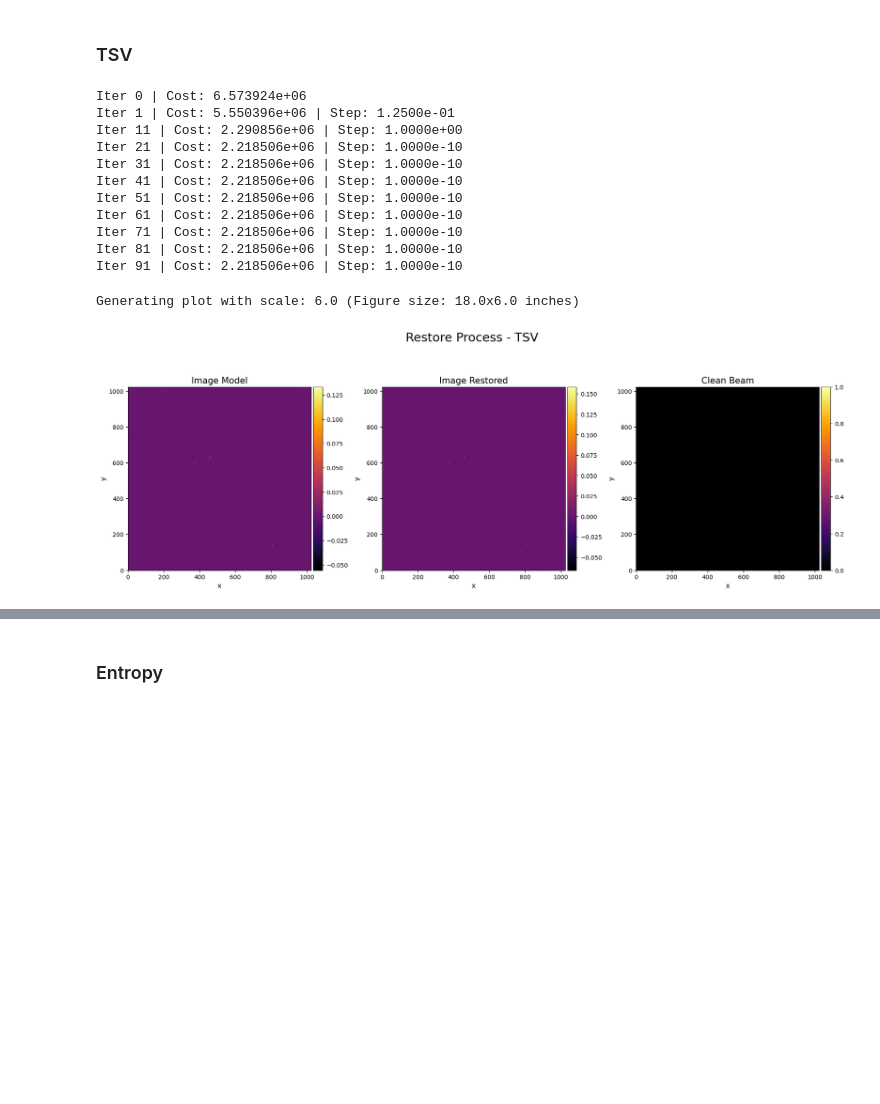
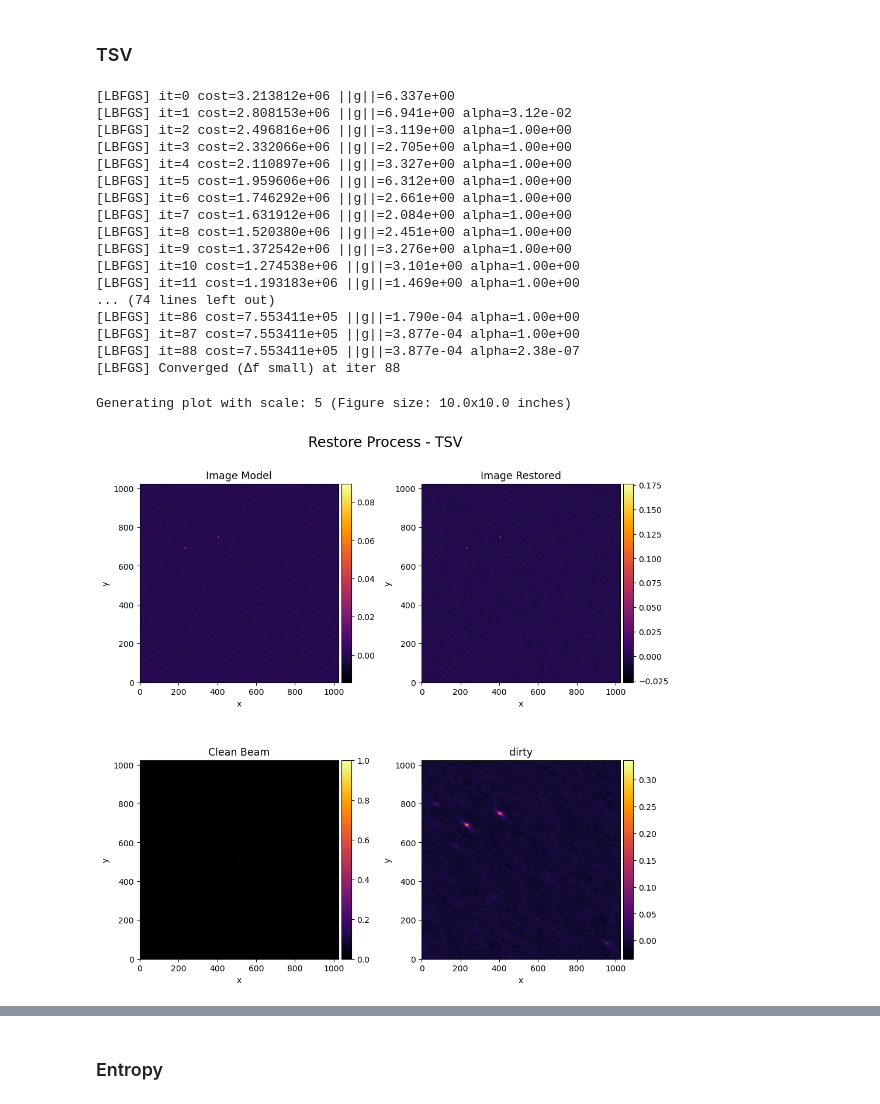
Before and after one commit to Mieres7/RadioInterferometry, a Jupyter notebook: lab2/laboratory2.ipynb, the cells around one changed output, grey strips where cells are left out. Saved outputs shown, nothing was run; the diff lists cells and outputs as text; code cells hidden in the pictures; blank space fills up the shorter version.

```diff
--- a/lab2/laboratory2.ipynb
+++ b/lab2/laboratory2.ipynb
@@ -234,13 +251,12 @@ Generating plot with scale: 4 (Figure size: 8.0x8.0 inches)
 # %% [markdown]
 ### TSV
 # %%
-I_model_tsv = lbfgs_optimize(image_init=Img_init,
-                                   V_obs=VG_numba,
-                                   weights=WG_numba,
-                                   reg_lambda=lambda_reg,
-                                   reg_func=tsv,
-                                   max_iter=100,
-                                   m=10)
+args =(VG_numba, WG_numba, 1e-04, tsv)
+
+I_model_tsv, info_tsv = lbfgs_optimize(args=args,
+                            x0=Img_init,
+                            m=10,
+                            verbose=True)
 
 I_restored_tsv, I_resid_tsv, beam_tsv = restore_image(
     I_model=I_model_tsv,  # La que salió del LBFGS
@@ -252,25 +268,32 @@ I_restored_tsv, I_resid_tsv, beam_tsv = restore_image(
     adjoint_op=adjoint_op
 )
 # %% [output]
-Iter 0 | Cost: 6.573924e+06
-Iter 1 | Cost: 5.550396e+06 | Step: 1.2500e-01
-Iter 11 | Cost: 2.290856e+06 | Step: 1.0000e+00
-Iter 21 | Cost: 2.218506e+06 | Step: 1.0000e-10
-Iter 31 | Cost: 2.218506e+06 | Step: 1.0000e-10
-Iter 41 | Cost: 2.218506e+06 | Step: 1.0000e-10
-Iter 51 | Cost: 2.218506e+06 | Step: 1.0000e-10
-Iter 61 | Cost: 2.218506e+06 | Step: 1.0000e-10
-Iter 71 | Cost: 2.218506e+06 | Step: 1.0000e-10
-Iter 81 | Cost: 2.218506e+06 | Step: 1.0000e-10
-Iter 91 | Cost: 2.218506e+06 | Step: 1.0000e-10
+[LBFGS] it=0 cost=3.213812e+06 ||g||=6.337e+00
+[LBFGS] it=1 cost=2.808153e+06 ||g||=6.941e+00 alpha=3.12e-02
+[LBFGS] it=2 cost=2.496816e+06 ||g||=3.119e+00 alpha=1.00e+00
+[LBFGS] it=3 cost=2.332066e+06 ||g||=2.705e+00 alpha=1.00e+00
+[LBFGS] it=4 cost=2.110897e+06 ||g||=3.327e+00 alpha=1.00e+00
+[LBFGS] it=5 cost=1.959606e+06 ||g||=6.312e+00 alpha=1.00e+00
+[LBFGS] it=6 cost=1.746292e+06 ||g||=2.661e+00 alpha=1.00e+00
+[LBFGS] it=7 cost=1.631912e+06 ||g||=2.084e+00 alpha=1.00e+00
+[LBFGS] it=8 cost=1.520380e+06 ||g||=2.451e+00 alpha=1.00e+00
+[LBFGS] it=9 cost=1.372542e+06 ||g||=3.276e+00 alpha=1.00e+00
+[LBFGS] it=10 cost=1.274538e+06 ||g||=3.101e+00 alpha=1.00e+00
+[LBFGS] it=11 cost=1.193183e+06 ||g||=1.469e+00 alpha=1.00e+00
+... (74 lines left out)
+[LBFGS] it=86 cost=7.553411e+05 ||g||=1.790e-04 alpha=1.00e+00
+[LBFGS] it=87 cost=7.553411e+05 ||g||=3.877e-04 alpha=1.00e+00
+[LBFGS] it=88 cost=7.553411e+05 ||g||=3.877e-04 alpha=2.38e-07
+[LBFGS] Converged (Δf small) at iter 88
 # %%
 plot_tsv = [
     {'image':I_model_tsv.real, 'title':'Image Model', 'xlabel':'x', 'ylabel':'y', 'cmap': 'inferno'},
     {'image':I_restored_tsv.real, 'title':'Image Restored', 'xlabel':'x', 'ylabel':'y', 'cmap': 'inferno'},
     {'image':beam_tsv, 'title':'Clean Beam', 'xlabel':'x', 'ylabel':'y', 'cmap': 'inferno'},
+    {'image':dirty_image, 'title':'dirty', 'xlabel':'x', 'ylabel':'y', 'cmap': 'inferno'},
 ]
 
-plot(fig_title='Restore Process - TSV', data=plot_tsv, grid_config=(1,3))
+plot(fig_title='Restore Process - TSV', data=plot_tsv, grid_config=(2,2), scale=5)
 # %% [output]
-Generating plot with scale: 6.0 (Figure size: 18.0x6.0 inches)
+Generating plot with scale: 5 (Figure size: 10.0x10.0 inches)
-[figure, old version]
+[figure, new version]
```
Also changed, not shown: parts of 16 cells of this notebook, 3 other files.
